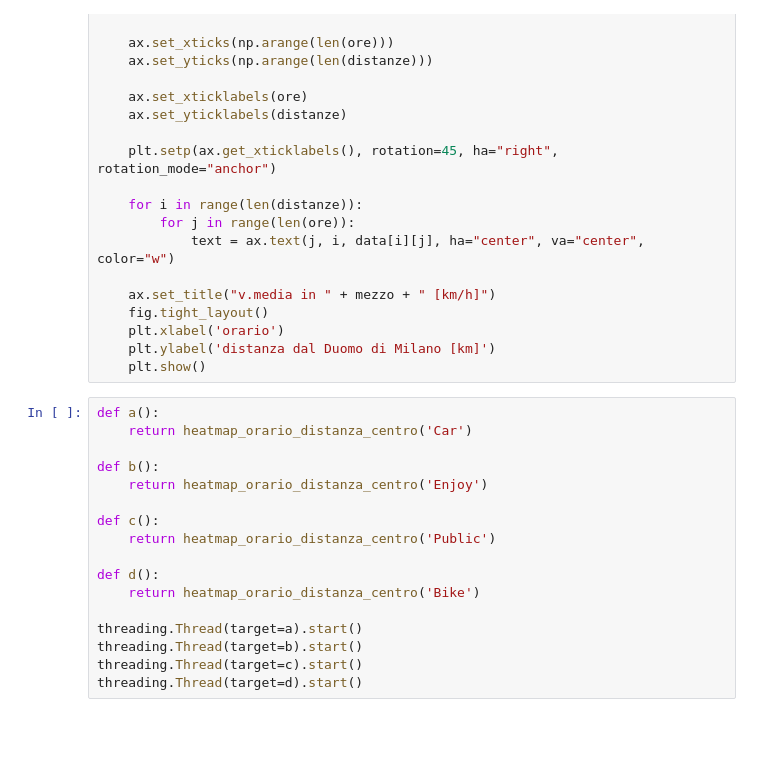
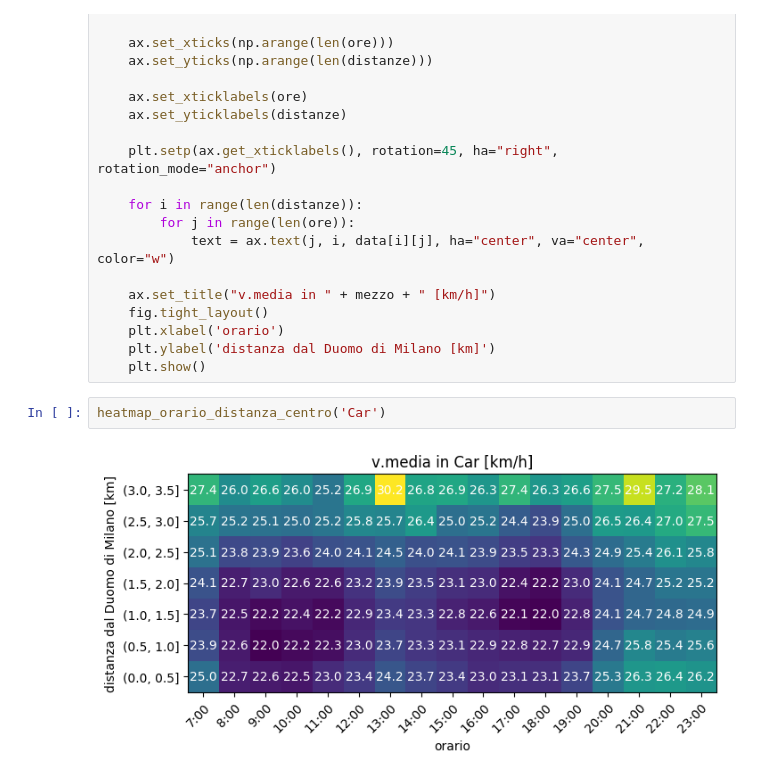
Before and after one commit to mmastrapasqua7/kowalskianalysis, a Jupyter notebook: jupyter/10_HeatmapDistanzaCentro.ipynb, the cells around one changed output. Cells and saved outputs as stored; diff of their text form; blank space fills up the shorter version.

```diff
--- a/jupyter/10_HeatmapDistanzaCentro.ipynb
+++ b/jupyter/10_HeatmapDistanzaCentro.ipynb
@@ -112,20 +112,7 @@ def heatmap_orario_distanza_centro(mezzo):
     plt.xlabel('orario')
     plt.ylabel('distanza dal Duomo di Milano [km]')
     plt.show()
-# %%
-def a():
-    return heatmap_orario_distanza_centro('Car')
-
-def b():
-    return heatmap_orario_distanza_centro('Enjoy')
-
-def c():
-    return heatmap_orario_distanza_centro('Public')
-
-def d():
-    return heatmap_orario_distanza_centro('Bike')
-
-threading.Thread(target=a).start()
-threading.Thread(target=b).start()
-threading.Thread(target=c).start()
-threading.Thread(target=d).start()
+# %%
+heatmap_orario_distanza_centro('Car')
+# %% [output]
+[figure, added]
```
Also changed, not shown: parts of 2 cells of this notebook, 9 other files.
